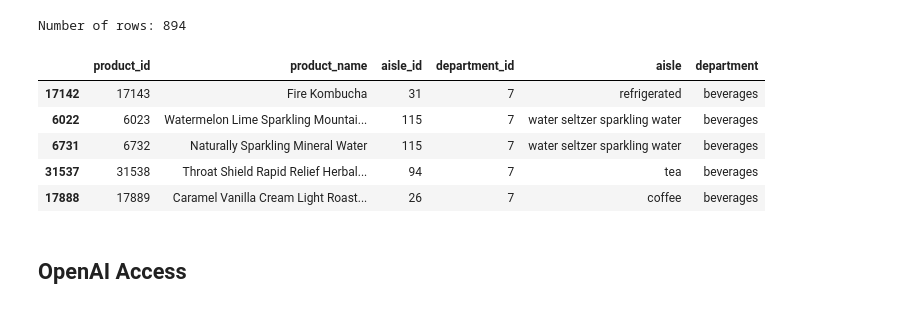
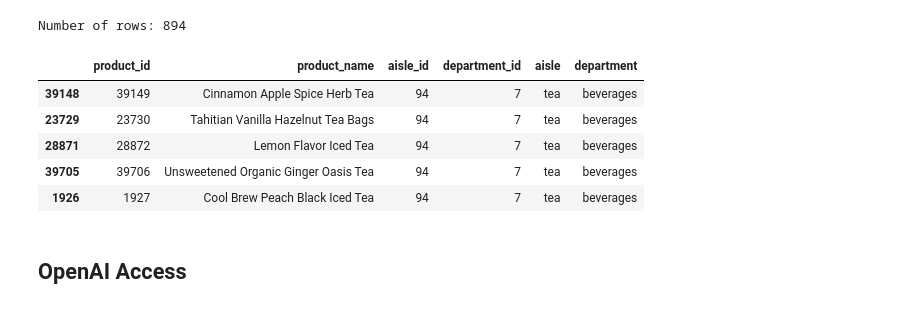
Before and after one commit to cherish-noe/product-recommendation-using-llm, a Jupyter notebook: notebooks/prepare_data.ipynb, the cells around one changed output. Drawn from its saved outputs; the diff is of its cells as text; code cells hidden in the pictures.

```diff
--- a/notebooks/prepare_data.ipynb
+++ b/notebooks/prepare_data.ipynb
@@ -79,12 +79,12 @@ print(f'Number of rows: {filtered_rows}')
 # %% [output]
 Number of rows: 894
 # %%
-# sample_df = filtered_df.sample(n=50, random_state=42)
-# sample_df.head()
+sample_df = filtered_df.sample(n=50, random_state=42)
+sample_df.head()
 # %% [output]
 |  | product_id | product_name | aisle_id | department_id | aisle | department |
-| 17142 | 17143 | Fire Kombucha | 31 | 7 | refrigerated | beverages |
-| 6022 | 6023 | Watermelon Lime Sparkling Mountai... | 115 | 7 | water seltzer sparkling water | beverages |
-| 6731 | 6732 | Naturally Sparkling Mineral Water | 115 | 7 | water seltzer sparkling water | beverages |
-| 31537 | 31538 | Throat Shield Rapid Relief Herbal... | 94 | 7 | tea | beverages |
-| 17888 | 17889 | Caramel Vanilla Cream Light Roast... | 26 | 7 | coffee | beverages |
+| 39148 | 39149 | Cinnamon Apple Spice Herb Tea | 94 | 7 | tea | beverages |
+| 23729 | 23730 | Tahitian Vanilla Hazelnut Tea Bags | 94 | 7 | tea | beverages |
+| 28871 | 28872 | Lemon Flavor Iced Tea | 94 | 7 | tea | beverages |
+| 39705 | 39706 | Unsweetened Organic Ginger Oasis Tea | 94 | 7 | tea | beverages |
+| 1926 | 1927 | Cool Brew Peach Black Iced Tea | 94 | 7 | tea | beverages |
```
Also changed, not shown: parts of 8 cells of this notebook.
